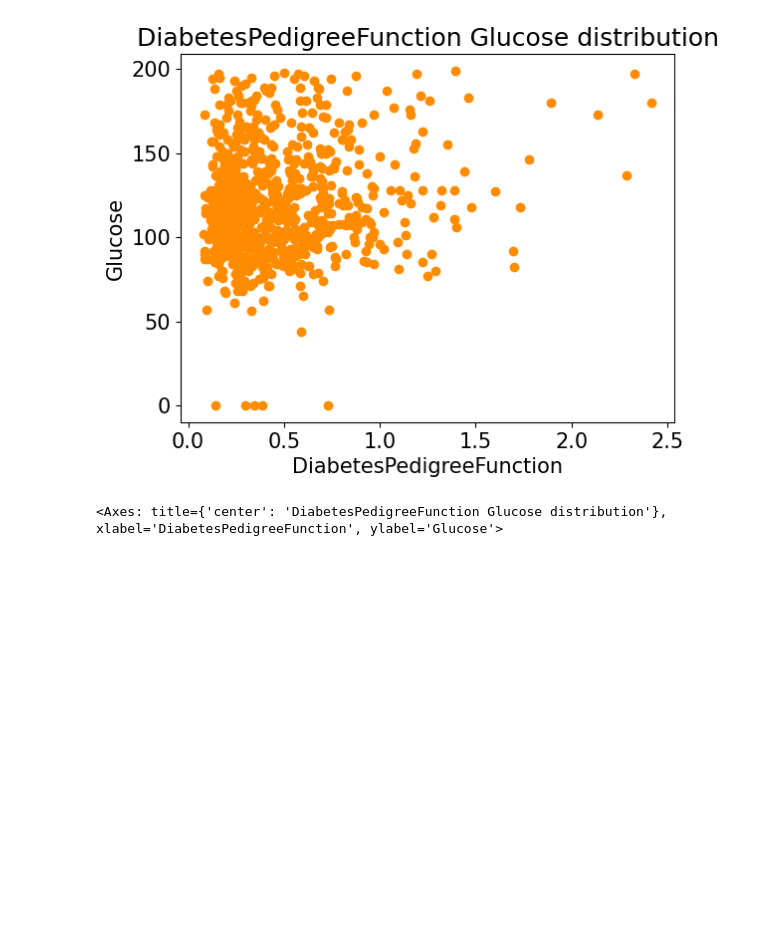
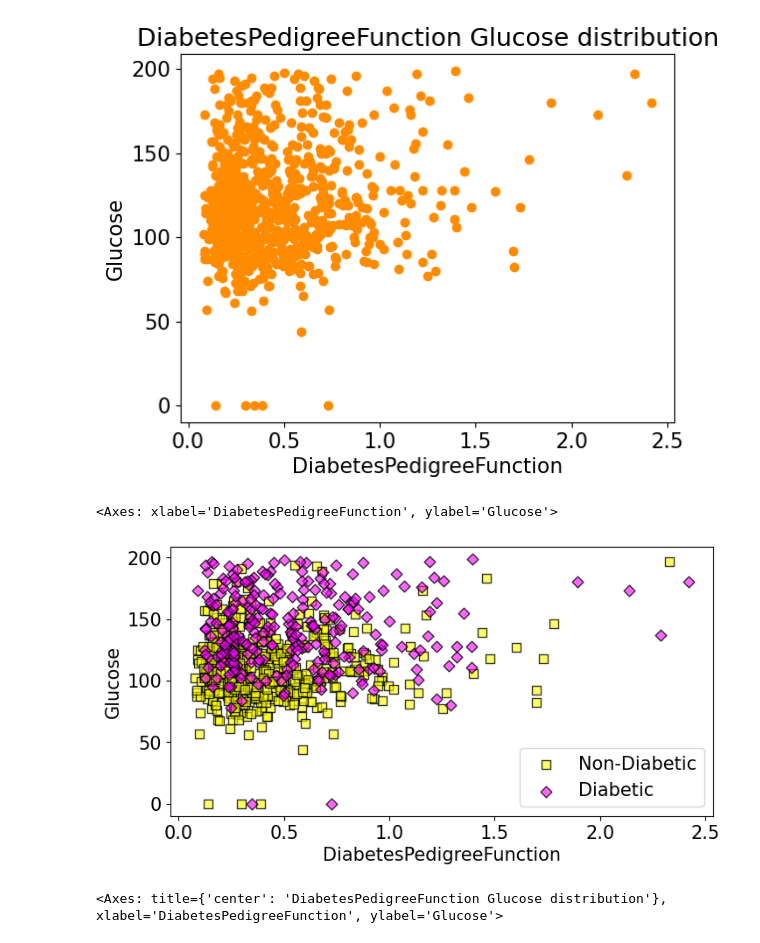
Before and after one commit to leongus1/Data-Visualization-with-Python, a Jupyter notebook: 1_IntroToVisualizationInPython/IntroToVisualizationInPython/StaticPlots/StaticPlots-code.ipynb, the cells around one changed output. Cells and saved outputs as stored; diff of their text form; code cells hidden in the pictures; blank space fills up the shorter version.

```diff
--- a/1_IntroToVisualizationInPython/IntroToVisualizationInPython/StaticPlots/StaticPlots-code.ipynb
+++ b/1_IntroToVisualizationInPython/IntroToVisualizationInPython/StaticPlots/StaticPlots-code.ipynb
@@ -374,6 +370,14 @@ plt.title("DiabetesPedigreeFunction Glucose distribution")
 plt.show()
 # %% [output]
 [figure]
+# %%
+(_, non), (_, dia) = pd.read_csv(data_dir/"diabetes.csv").groupby('Outcome')
+plot_kwargs = dict(x="DiabetesPedigreeFunction", y="Glucose", edgecolor="#000c", s=42, figsize=(8, 4))
+ax=non.plot.scatter(**plot_kwargs, c="#ff09", marker="s", label="Non-Diabetic")
+dia.plot.scatter(**plot_kwargs, c="#f0f9", marker="D", label="Diabetic", ax=ax)
+# %% [output]
+<Axes: xlabel='DiabetesPedigreeFunction', ylabel='Glucose'>
+[figure, added]
 # %%
 # =================================================-
 #### Slide 21/32: Customize color: map colors - cont'd  ####
```
Also changed, not shown: parts of 15 cells of this notebook.
